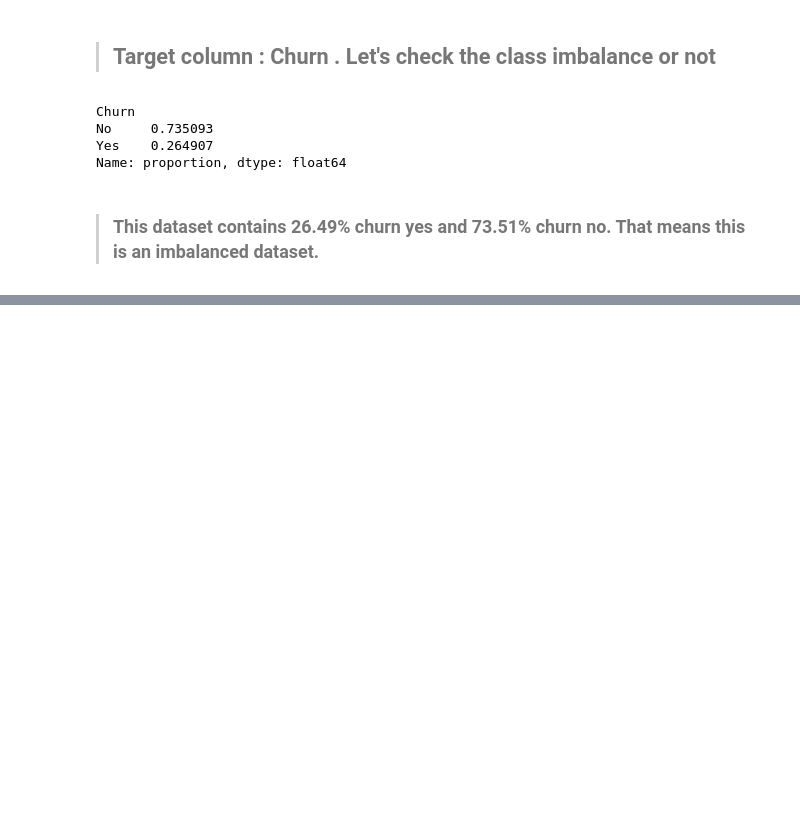
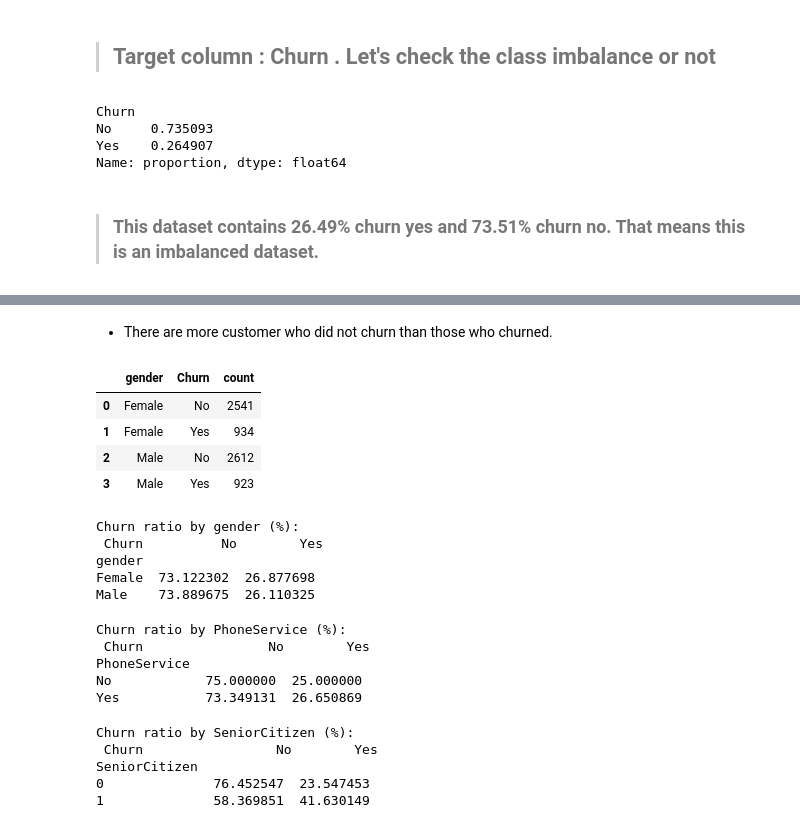
Before and after one commit to dinislamweb/Customer_Churn_Prediction, a Jupyter notebook: customer_churn_prediction.ipynb, the cells around one changed output, grey strips where cells are left out. Saved outputs shown, nothing was run; the diff lists cells and outputs as text; code cells hidden in the pictures; blank space fills up the shorter version.

```diff
--- a/customer_churn_prediction.ipynb
+++ b/customer_churn_prediction.ipynb
@@ -324,0 +351,41 @@ Name: proportion, dtype: float64
+# %% [markdown]
+* There are more customer who did not churn than those who churned.
+# %%
+# Group by gender and churn, then count
+gender_churn = df.groupby(['gender', 'Churn']).size().reset_index(name='count')
+gender_churn
+# %% [output]
+|  | gender | Churn | count |
+| 0 | Female | No | 2541 |
+| 1 | Female | Yes | 934 |
+| 2 | Male | No | 2612 |
+| 3 | Male | Yes | 923 |
+# %%
+# churn ratio by gender
+gender_churn_ratio = df.groupby('gender')['Churn'].value_counts(normalize=True).mul(100).unstack()
+print("\nChurn ratio by gender (%):\n", gender_churn_ratio)
+# %% [output]
+Churn ratio by gender (%):
+ Churn          No        Yes
+gender
+Female  73.122302  26.877698
+Male    73.889675  26.110325
+# %%
+# churn ratio by phoneService
+phone_churn_ratio = df.groupby('PhoneService')['Churn'].value_counts(normalize=True).mul(100).unstack()
+print("Churn ratio by PhoneService (%):\n", phone_churn_ratio)
+# %% [output]
+Churn ratio by PhoneService (%):
+ Churn                No        Yes
+PhoneService
+No            75.000000  25.000000
+Yes           73.349131  26.650869
+# %%
+senior_churn_ratio = df.groupby('SeniorCitizen')['Churn'].value_counts(normalize=True).mul(100).unstack()
+print("Churn ratio by SeniorCitizen (%):\n", senior_churn_ratio)
+# %% [output]
+Churn ratio by SeniorCitizen (%):
+ Churn                 No        Yes
+SeniorCitizen
+0              76.452547  23.547453
+1              58.369851  41.630149
```
Also changed, not shown: parts of 12 cells of this notebook.
